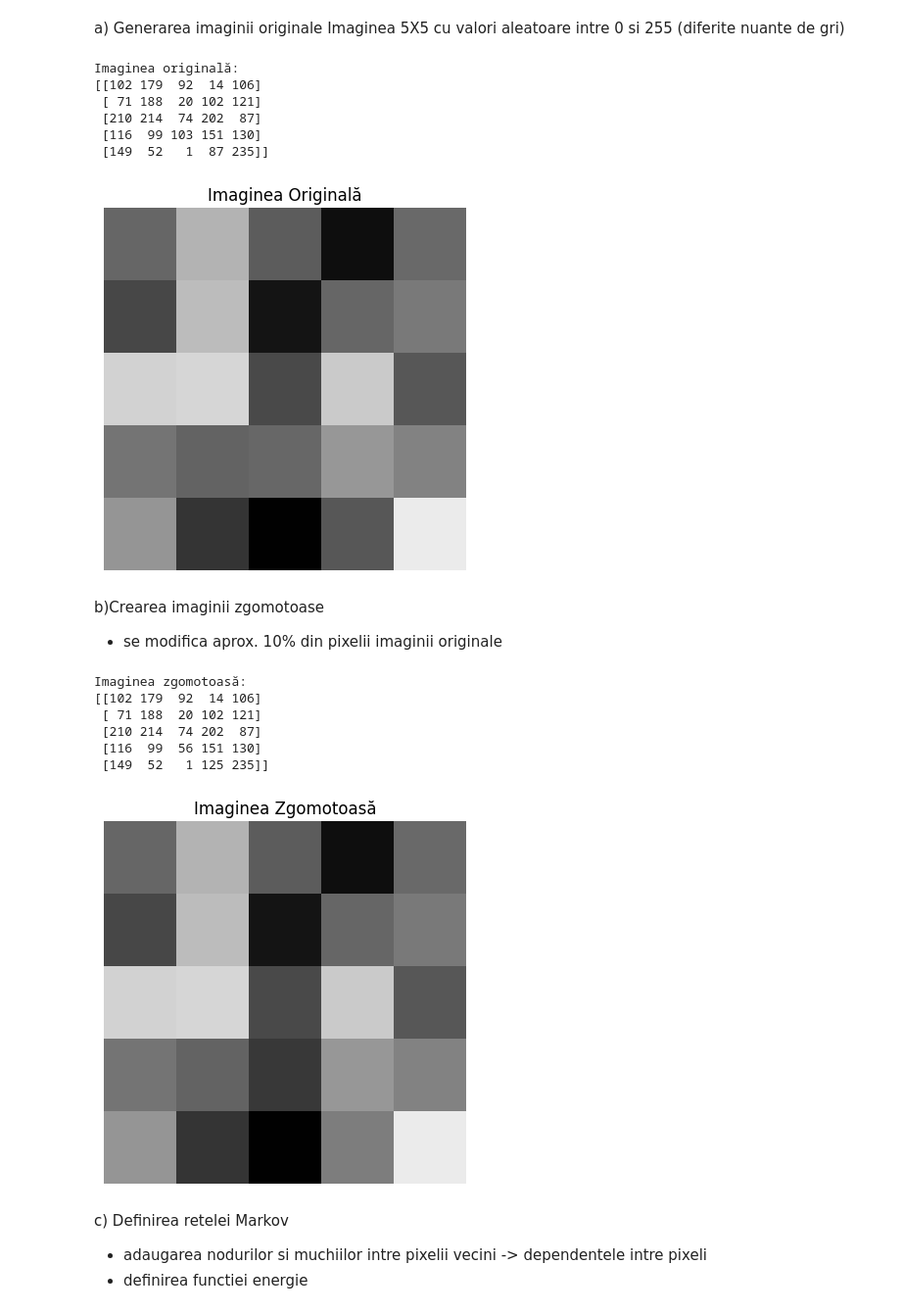
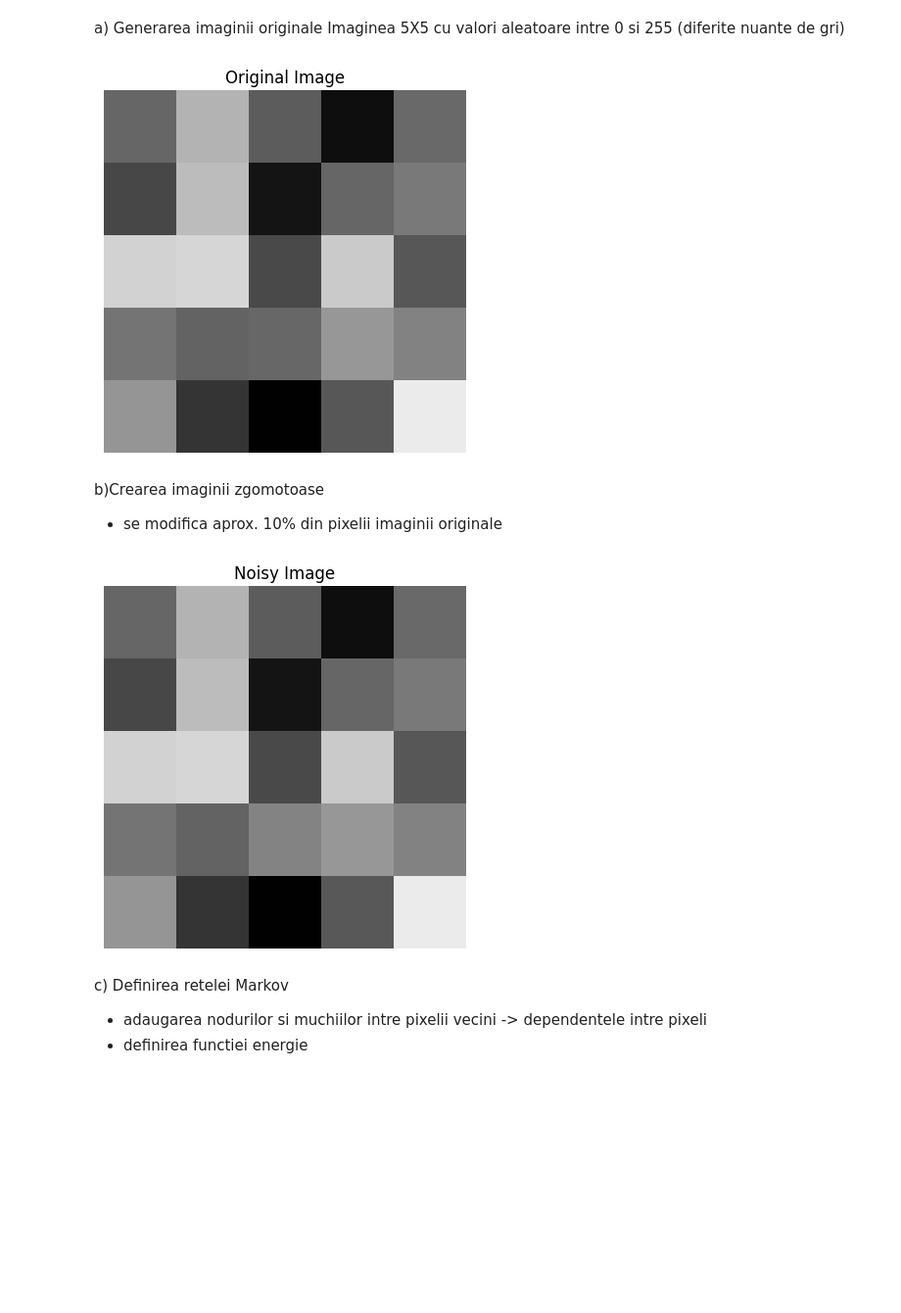
Before and after one commit to XeniaM07/PMP-2024, a Jupyter notebook: Lab04/Tema/Tema-lab4.ipynb, the cells around one changed output. Shown at 98% size. Cells and saved outputs as stored; diff of their text form; code cells hidden in the pictures; blank space fills up the shorter version.

```diff
--- a/Lab04/Tema/Tema-lab4.ipynb
+++ b/Lab04/Tema/Tema-lab4.ipynb
@@ -129,55 +129,31 @@ Exercitiul 3:
 a) Generarea imaginii originale
 Imaginea 5X5 cu valori aleatoare intre 0 si 255 (diferite nuante de gri)
 # %%
-import numpy as np
-import matplotlib.pyplot as plt
-
 np.random.seed(42)
-
-original_image = np.random.randint(0, 256, size=(5, 5))
-print("Imaginea originală:")
-print(original_image)
-
-plt.imshow(original_image, cmap='gray', vmin=0, vmax=255)
-plt.title("Imaginea Originală")
-plt.axis('off')
-plt.show()
+original_image = np.random.randint(0, 256, size=(5, 5)) # genereaza o matrice de 5x5 cu valori intregi aleatorii intre 0 si 255
+plt.imshow(original_image, cmap='gray', vmin=0, vmax=255) # se afiseaza imaginea cu nuante de gri, cu intensitatea pixelilor intre 0 si 255
+plt.title('Original Image')
+plt.axis('off') # nu se afiseaza valorile de pe margini
+plt.show() # afisarea efectiva a imaginii
 # %% [output]
-Imaginea originală:
-[[102 179  92  14 106]
- [ 71 188  20 102 121]
- [210 214  74 202  87]
- [116  99 103 151 130]
- [149  52   1  87 235]]
-[figure, old version]
+[figure, new version]
 # %% [markdown]
 b)Crearea imaginii zgomotoase
 - se modifica aprox. 10% din pixelii imaginii originale
 # %%
 noisy_image = original_image.copy()
-num_noisy_pixels = int(0.1 * noisy_image.size)
-indices = np.random.choice(noisy_image.size, num_noisy_pixels, replace=False)
-
-for idx in indices:
-    i, j = np.unravel_index(idx, noisy_image.shape)
-    noise = np.random.randint(-50, 51)
-    noisy_image[i, j] = np.clip(original_image[i, j] + noise, 0, 255)
-
-print("\nImaginea zgomotoasă:")
-print(noisy_image)
-
+num_noisy_pixels = int(0.1 * original_image.size) # 10% din pixeli vor fi afectati
+noisy_indices = np.unravel_index(
+    np.random.choice(original_image.size, num_noisy_pixels, replace=False), # se aleg random pixeli care vor fi afectati de zgomot
+    original_image.shape
+)
+noisy_image[noisy_indices] = np.random.randint(0, 256, size=num_noisy_pixels)
 plt.imshow(noisy_image, cmap='gray', vmin=0, vmax=255)
-plt.title("Imaginea Zgomotoasă")
+plt.title('Noisy Image')
 plt.axis('off')
 plt.show()
 # %% [output]
-Imaginea zgomotoasă:
-[[102 179  92  14 106]
- [ 71 188  20 102 121]
- [210 214  74 202  87]
- [116  99  56 151 130]
- [149  52   1 125 235]]
-[figure, old version]
+[figure, new version]
 # %% [markdown]
 c) Definirea retelei Markov
 - adaugarea nodurilor si muchiilor intre pixelii vecini -> dependentele intre pixeli
```
Also changed, not shown: parts of 10 cells of this notebook.
